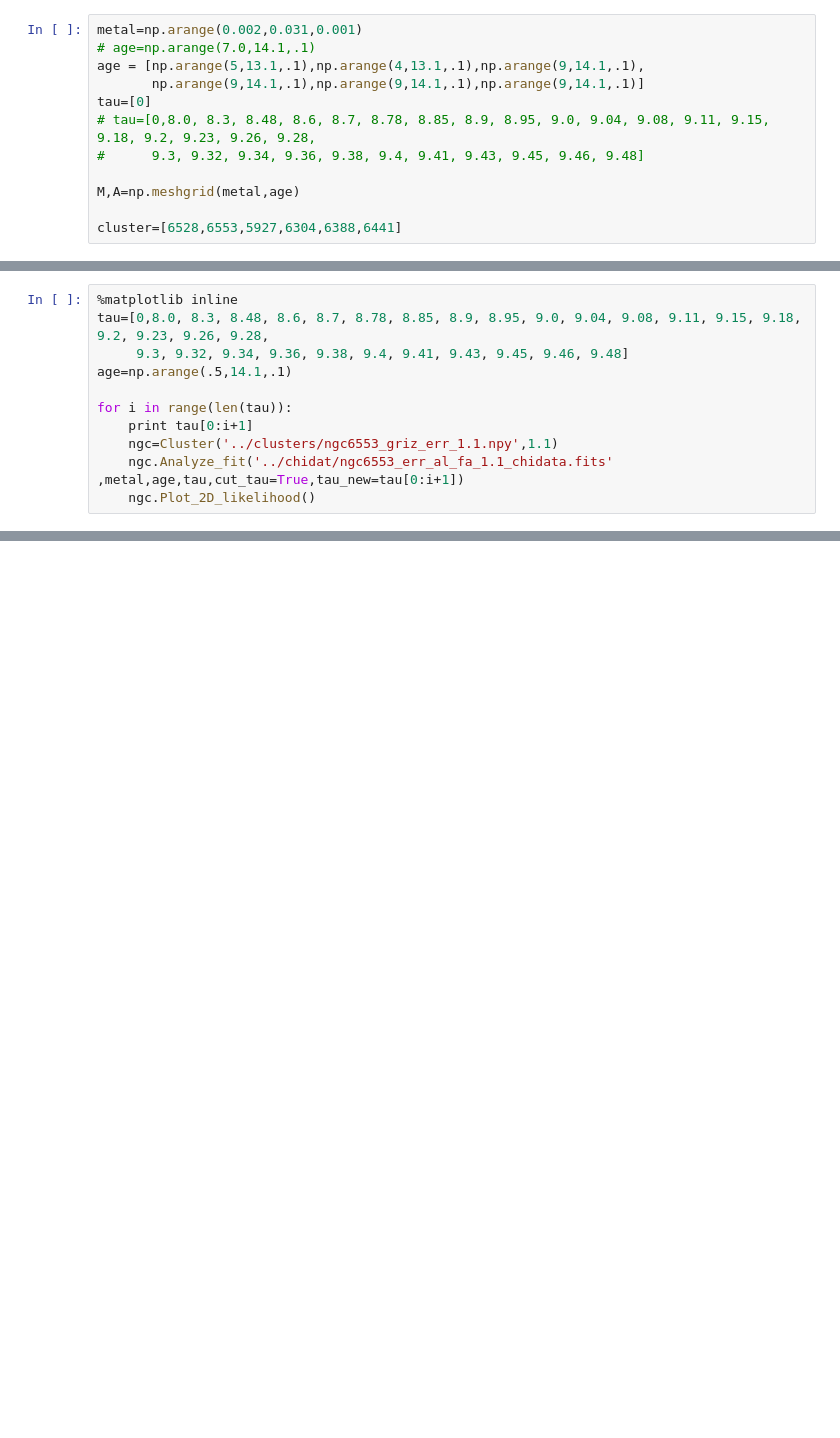
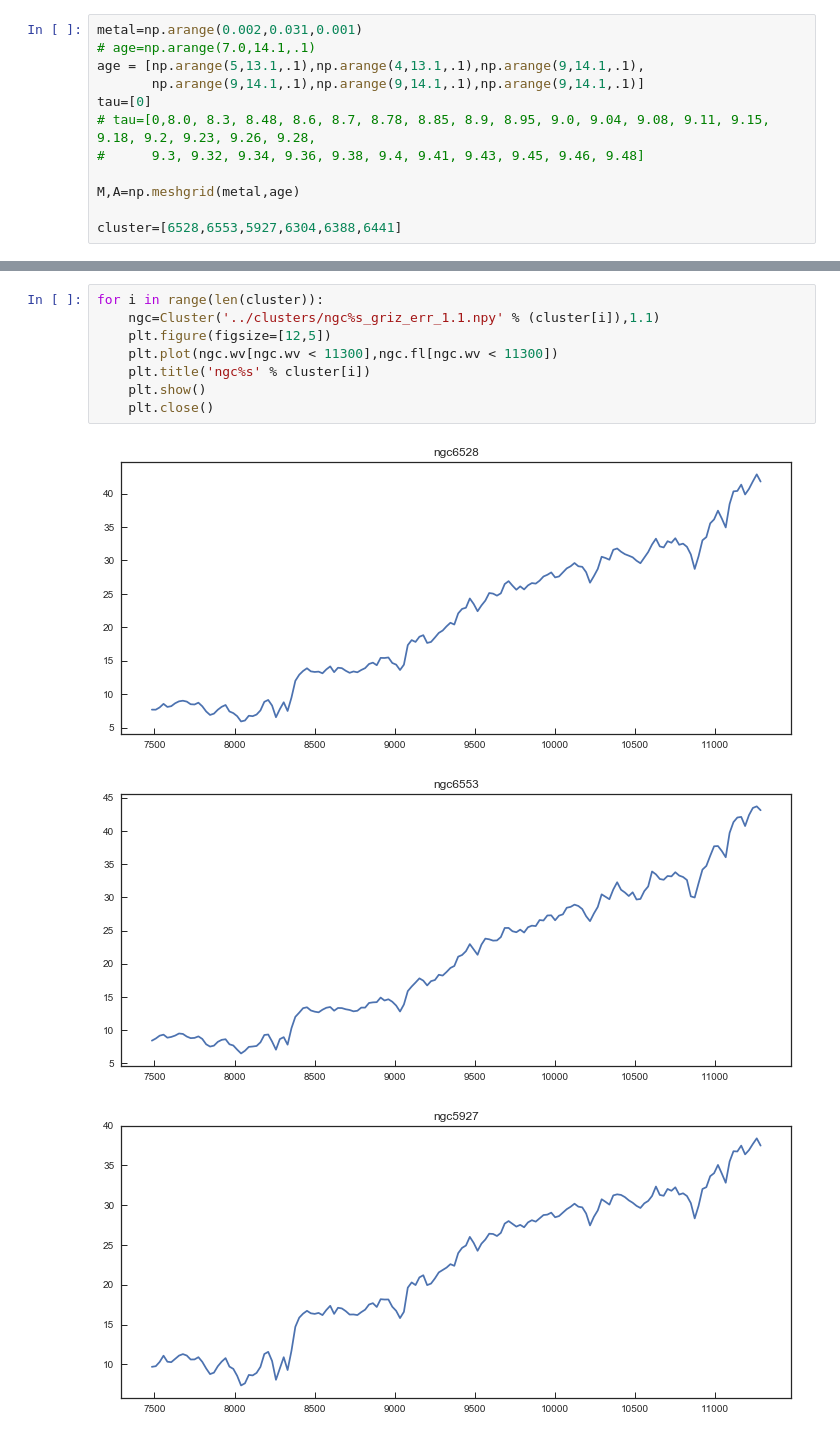
Before and after one commit to Vince-ec/Quiescent_analysis, a Jupyter notebook: scripts/cluster_lh_exam.ipynb, the cells around one changed output, grey strips where cells are left out. Cells and saved outputs as stored; diff of their text form; blank space fills up the shorter version.

```diff
--- a/scripts/cluster_lh_exam.ipynb
+++ b/scripts/cluster_lh_exam.ipynb
@@ -167,11 +206,0 @@ Best fit model is 9.7 Gyr and 0.03 Z
-# %%
-%matplotlib inline
-tau=[0,8.0, 8.3, 8.48, 8.6, 8.7, 8.78, 8.85, 8.9, 8.95, 9.0, 9.04, 9.08, 9.11, 9.15, 9.18, 9.2, 9.23, 9.26, 9.28,
-     9.3, 9.32, 9.34, 9.36, 9.38, 9.4, 9.41, 9.43, 9.45, 9.46, 9.48]
-age=np.arange(.5,14.1,.1)
-
-for i in range(len(tau)):
-    print tau[0:i+1]
-    ngc=Cluster('../clusters/ngc6553_griz_err_1.1.npy',1.1)
-    ngc.Analyze_fit('../chidat/ngc6553_err_al_fa_1.1_chidata.fits' ,metal,age,tau,cut_tau=True,tau_new=tau[0:i+1])
-    ngc.Plot_2D_likelihood()
@@ -215,0 +207,12 @@ Best fit model is 2.8 Gyr and 0.03 Z
+# %%
+for i in range(len(cluster)):
+    ngc=Cluster('../clusters/ngc%s_griz_err_1.1.npy' % (cluster[i]),1.1)
+    plt.figure(figsize=[12,5])
+    plt.plot(ngc.wv[ngc.wv < 11300],ngc.fl[ngc.wv < 11300])
+    plt.title('ngc%s' % cluster[i])
+    plt.show()
+    plt.close()
+# %% [output]
+[figure, added]
+[figure, added]
+[figure, added]
```
Also changed, not shown: parts of 7 cells of this notebook, 5 other files.
